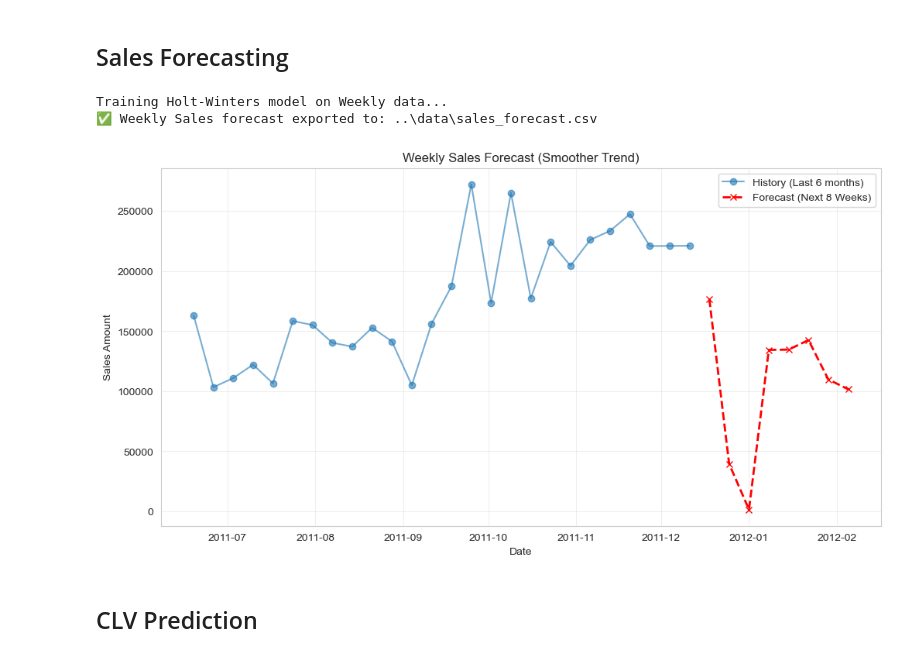
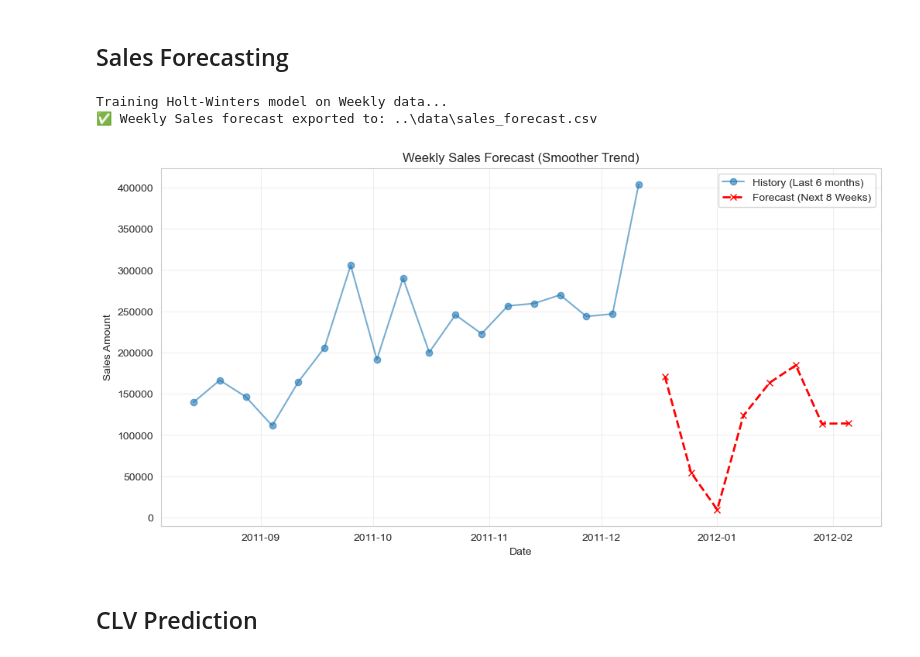
Before and after one commit to user-w-ui/Online-Retail-Analysis, a Jupyter notebook: code/02_Modeling_Analysis.ipynb, the cells around one changed output. Saved outputs shown, nothing was run; the diff lists cells and outputs as text; code cells hidden in the pictures.

```diff
--- a/code/02_Modeling_Analysis.ipynb
+++ b/code/02_Modeling_Analysis.ipynb
@@ -883,7 +883,6 @@ df_clean['InvoiceDate'] = pd.to_datetime(df_clean['InvoiceDate'])
 
 # Resample to Weekly ('W')
 weekly_sales = df_clean.set_index('InvoiceDate')['TotalPrice'].resample('W').sum()
-
 # ---------------------------------------------------------
 # 2. Model Training
 # ---------------------------------------------------------
@@ -912,37 +911,46 @@ forecast_values = model.forecast(forecast_weeks)
 forecast_df = pd.DataFrame({
     'Date': forecast_values.index,
     'Predicted_Sales': forecast_values.values,
     'Lower_Bound': 0,
     'Upper_Bound': 0
 })
 
 output_dir = os.path.join('..', 'data')
 if not os.path.exists(output_dir):
     os.makedirs(output_dir)
 
+# Combine historical and forecast data for export
+historical_df = pd.DataFrame({
+    'Date': weekly_sales.index,
+    'Actual_Sales': weekly_sales.values
+})
+
+# Combine historical and forecast data
+combined_df = pd.concat([historical_df, forecast_df], ignore_index=True)
+
 # Save as sales_forecast.csv
 sales_forecast_path = os.path.join(output_dir, 'sales_forecast.csv')
-forecast_df.to_csv(sales_forecast_path, index=False)
+combined_df.to_csv(sales_forecast_path, index=False)
 
 print(f"✅ Weekly Sales forecast exported to: {sales_forecast_path}")
 
 # Plot: Only show the last 6 months and future forecast for clearer trend visualization
 plt.figure(figsize=(12, 6))
 # Plot historical data for the last 26 weeks (6 months)
-plt.plot(weekly_sales.index[-26:], weekly_sales.values[-26:], label='History (Last 6 months)', marker='o', alpha=0.6)
+plt.plot(combined_df['Date'].iloc[-26:], combined_df['Actual_Sales'].iloc[-26:], label='History (Last 6 months)', marker='o', alpha=0.6)
 # Plot forecast data
-plt.plot(forecast_df['Date'], forecast_df['Predicted_Sales'], label='Forecast (Next 8 Weeks)', color='red', linestyle='--', marker='x', linewidth=2)
+plt.plot(combined_df['Date'].iloc[-8:], combined_df['Predicted_Sales'].iloc[-8:], label='Forecast (Next 8 Weeks)', color='red', linestyle='--', marker='x', linewidth=2)
 
 plt.legend()
 plt.title("Weekly Sales Forecast (Smoother Trend)")
 plt.xlabel("Date")
 plt.ylabel("Sales Amount")
 plt.grid(True, alpha=0.3)
 plt.show()
 # %% [output]
 Training Holt-Winters model on Weekly data...
 ✅ Weekly Sales forecast exported to: ..\data\sales_forecast.csv
-[figure, old version]
+[figure, new version]
 # %% [markdown]
 ## CLV Prediction
 # %%
```
Also changed, not shown: parts of 5 cells of this notebook, 2 other files.
